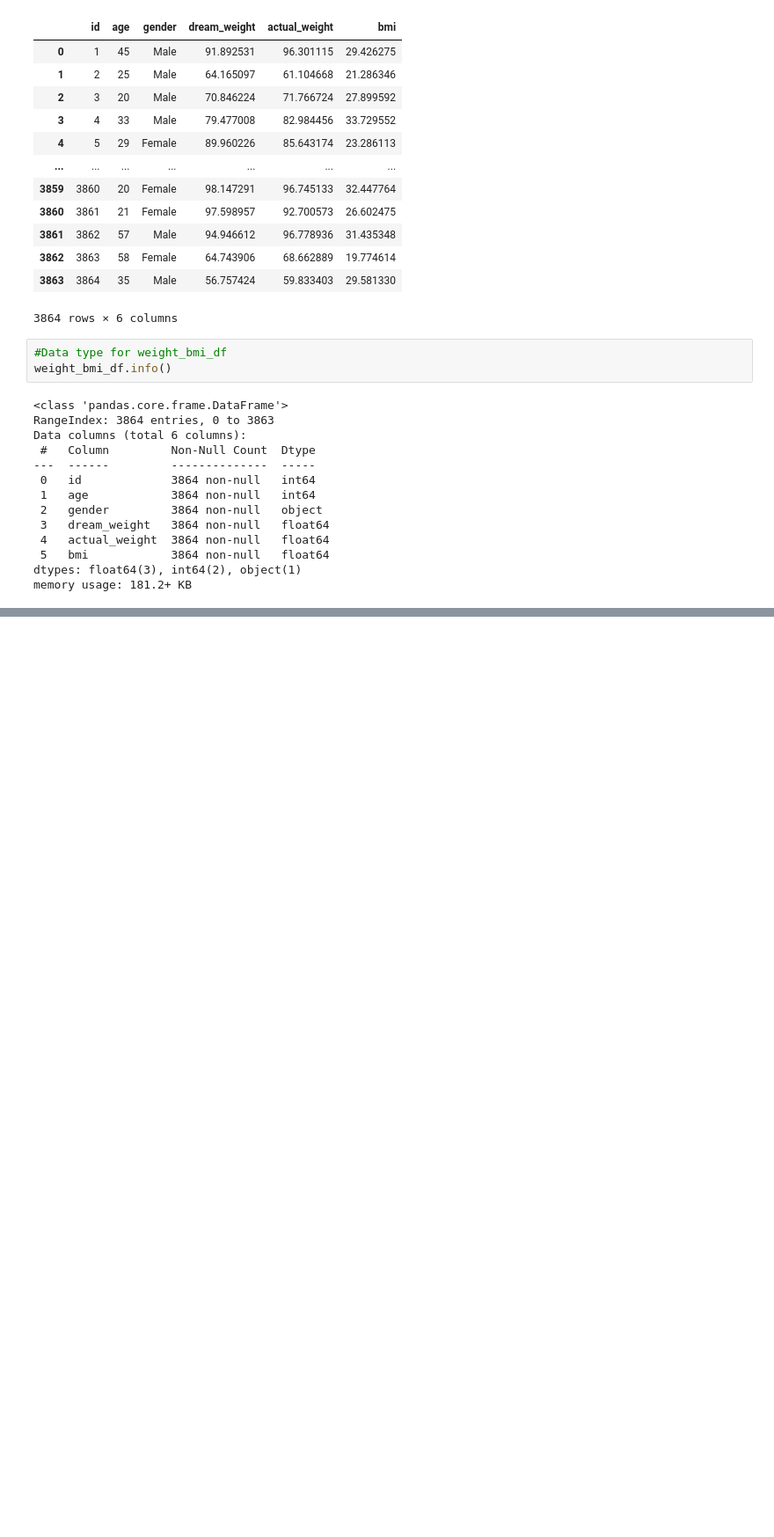
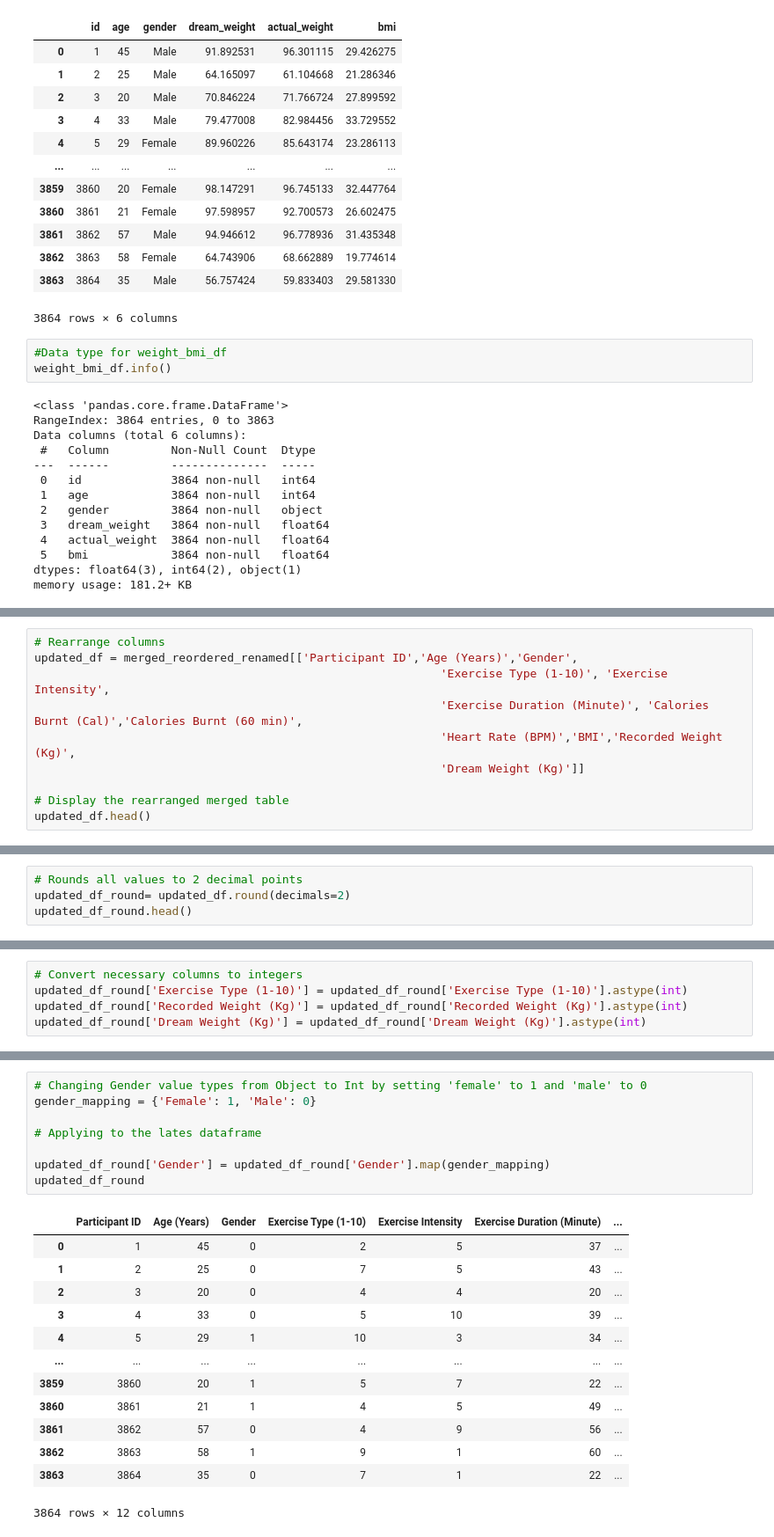
Before and after one commit to Zoouri/Project-3---Group-3, a Jupyter notebook: main_codes.ipynb, the cells around one changed output, grey strips where cells are left out. Shown: that part at 88% size. Saved outputs shown, nothing was run; the diff lists cells and outputs as text; blank space fills up the shorter version.

```diff
--- a/main_codes.ipynb
+++ b/main_codes.ipynb
@@ -145,0 +252,10 @@ memory usage: 181.2+ KB
+# %%
+# Rearrange columns
+updated_df = merged_reordered_renamed[['Participant ID','Age (Years)','Gender',
+                                                           'Exercise Type (1-10)', 'Exercise Intensity',
+                                                           'Exercise Duration (Minute)', 'Calories Burnt (Cal)','Calories Burnt (60 min)',
+                                                           'Heart Rate (BPM)','BMI','Recorded Weight (Kg)',
+                                                           'Dream Weight (Kg)']]
+
+# Display the rearranged merged table
+updated_df.head()
@@ -145,0 +285,4 @@ memory usage: 181.2+ KB
+# %%
+# Rounds all values to 2 decimal points
+updated_df_round= updated_df.round(decimals=2)
+updated_df_round.head()
@@ -145,0 +296,5 @@ memory usage: 181.2+ KB
+# %%
+# Convert necessary columns to integers
+updated_df_round['Exercise Type (1-10)'] = updated_df_round['Exercise Type (1-10)'].astype(int)
+updated_df_round['Recorded Weight (Kg)'] = updated_df_round['Recorded Weight (Kg)'].astype(int)
+updated_df_round['Dream Weight (Kg)'] = updated_df_round['Dream Weight (Kg)'].astype(int)
@@ -145,0 +318,22 @@ memory usage: 181.2+ KB
+# %%
+# Changing Gender value types from Object to Int by setting 'female' to 1 and 'male' to 0
+gender_mapping = {'Female': 1, 'Male': 0}
+
+# Applying to the lates dataframe
+
+updated_df_round['Gender'] = updated_df_round['Gender'].map(gender_mapping)
+updated_df_round
+# %% [output]
+|  | Participant ID | Age (Years) | Gender | Exercise Type (1-10) | Exercise Intensity | Exercise Duration (Minute) | ... |
+| 0 | 1 | 45 | 0 | 2 | 5 | 37 | ... |
+| 1 | 2 | 25 | 0 | 7 | 5 | 43 | ... |
+| 2 | 3 | 20 | 0 | 4 | 4 | 20 | ... |
+| 3 | 4 | 33 | 0 | 5 | 10 | 39 | ... |
+| 4 | 5 | 29 | 1 | 10 | 3 | 34 | ... |
+| ... | ... | ... | ... | ... | ... | ... | ... |
+| 3859 | 3860 | 20 | 1 | 5 | 7 | 22 | ... |
+| 3860 | 3861 | 21 | 1 | 4 | 5 | 49 | ... |
+| 3861 | 3862 | 57 | 0 | 4 | 9 | 56 | ... |
+| 3862 | 3863 | 58 | 1 | 9 | 1 | 60 | ... |
+| 3863 | 3864 | 35 | 0 | 7 | 1 | 22 | ... |
+3864 rows × 12 columns
```
Also changed, not shown: parts of 18 cells of this notebook, 4 other files.
